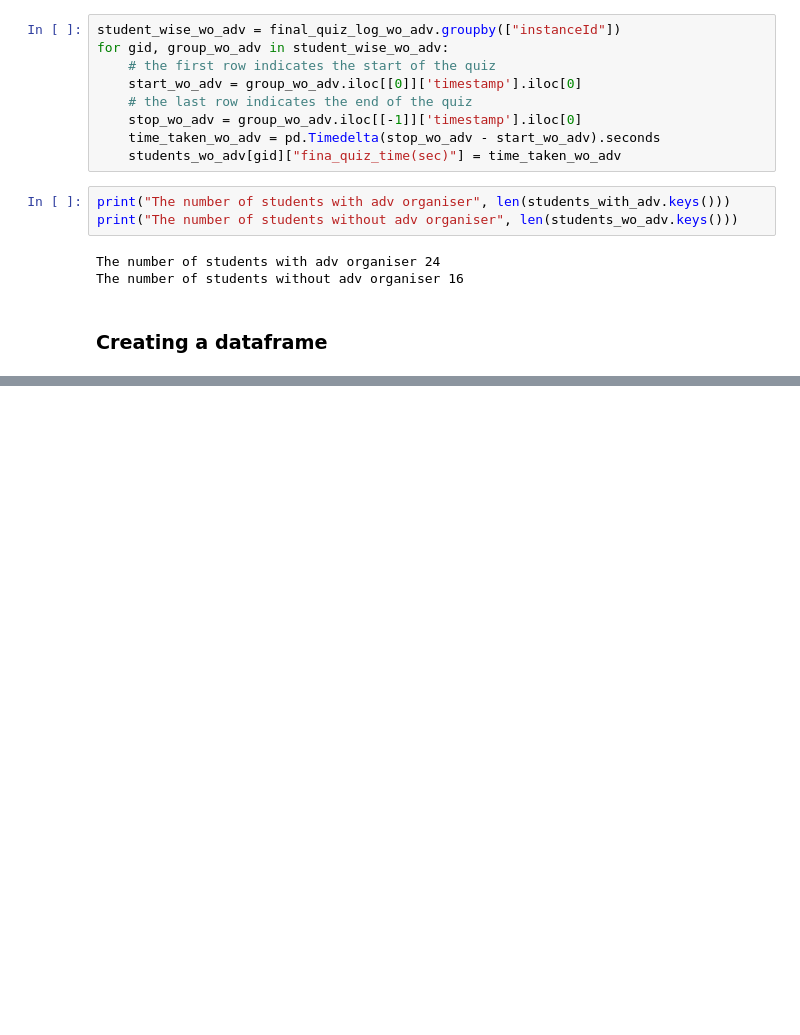
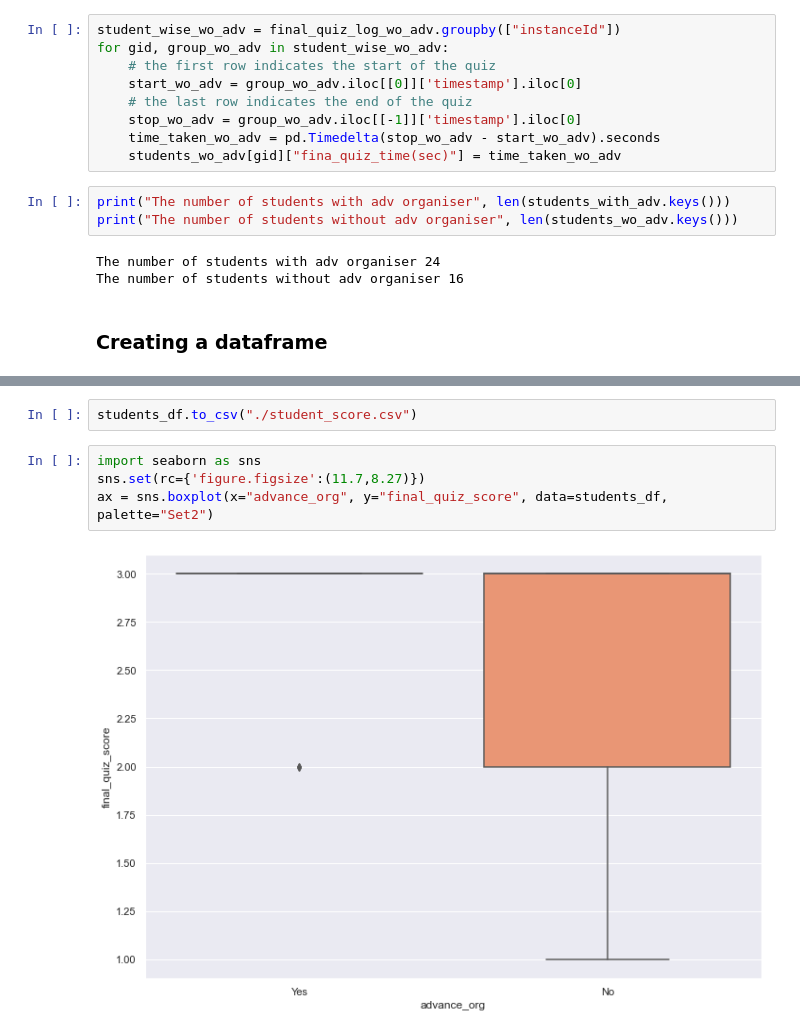
Before and after one commit to ravinitheshreddy/intro_to_cryptography, a Jupyter notebook: dig_edu_analysis.ipynb, the cells around one changed output, grey strips where cells are left out. Saved outputs shown, nothing was run; the diff lists cells and outputs as text; blank space fills up the shorter version.

```diff
--- a/dig_edu_analysis.ipynb
+++ b/dig_edu_analysis.ipynb
@@ -315,0 +316,8 @@ students_df
+# %%
+students_df.to_csv("./student_score.csv")
+# %%
+import seaborn as sns
+sns.set(rc={'figure.figsize':(11.7,8.27)})
+ax = sns.boxplot(x="advance_org", y="final_quiz_score", data=students_df, palette="Set2")
+# %% [output]
+[figure, added]
```
Also changed, not shown: parts of 5 cells of this notebook, 2 other files.
